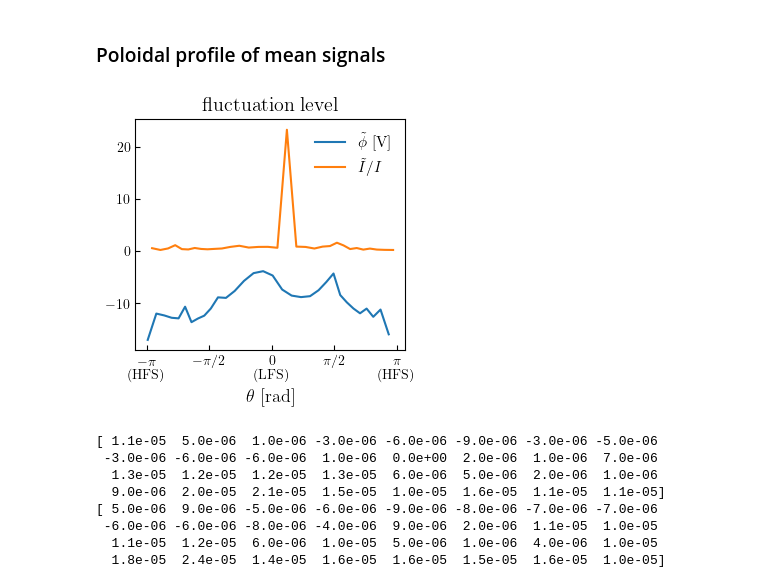
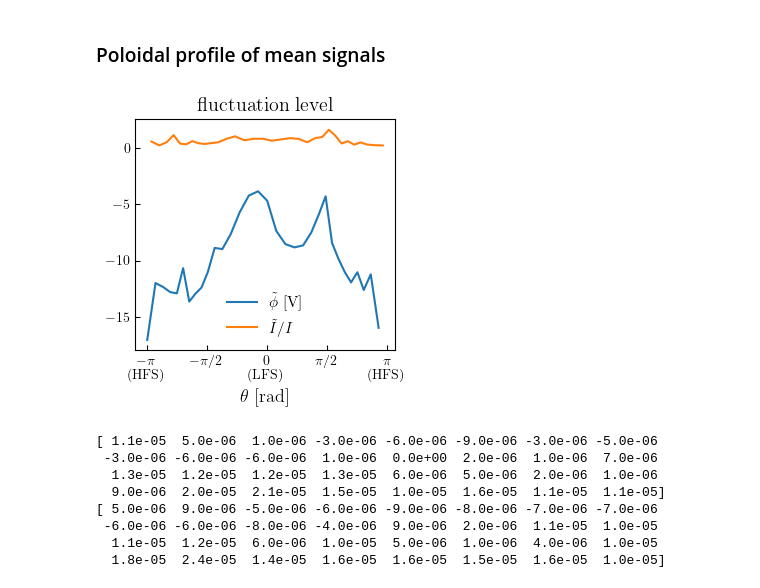
Before and after one commit to SaschaRienaecker/TJ-K, a Jupyter notebook: notebooks/poloidal_sascha.ipynb, the cells around one changed output. Cells and saved outputs as stored; diff of their text form; code cells hidden in the pictures.

```diff
--- a/notebooks/poloidal_sascha.ipynb
+++ b/notebooks/poloidal_sascha.ipynb
@@ -84,22 +84,26 @@ plt.tight_layout()
 # %%
 itor = 0
 
 fs = set_size(width='article',fraction=1, aspect_r=1)
 fig, ax = plt.subplots(figsize=fs)
 
-ax.plot(theta_array_OPA[iPhi], np.mean(Phi[:,itor,:], axis=-1), label=r'$\tilde{\phi}$ [V]')
-ax.plot(theta_array_OPA[iIsat], np.mean(Isat[:,itor,:], axis=-1), label=r'$\tilde{I} / I$')
+Isat_m = np.mean(Isat[:,itor,:], axis=-1)
+Phi_m  = np.mean(Phi[:,itor,:], axis=-1)
+# exclude an outlyer:
+itake = Isat_m < 20
+ax.plot(theta_array_OPA[iPhi], Phi_m, label=r'$\tilde{\phi}$ [V]')
+ax.plot(theta_array_OPA[iIsat][itake], Isat_m[itake], label=r'$\tilde{I} / I$')
 
 #ax.set_xticks([0, np.pi/2, pi, 3*pi/2, 2*pi])
 #ax.set_xticklabels(['$0$', '$\pi/2$', '$\pi$', '$3\pi/2$', '$2\pi$']);
 annot_poloidal_xaxis(ax)
 ax.legend()
 ax.set_title('fluctuation level')
 plt.tight_layout()
 
 #fig.savefig(dropb / 'figures/fluc_pol_OPA.svg')
 # %% [output]
-[figure, old version]
+[figure, new version]
 # %%
 if False:
     CrossCorr_phi = adjacent_Corr(Dat, quantity='phi')
```
